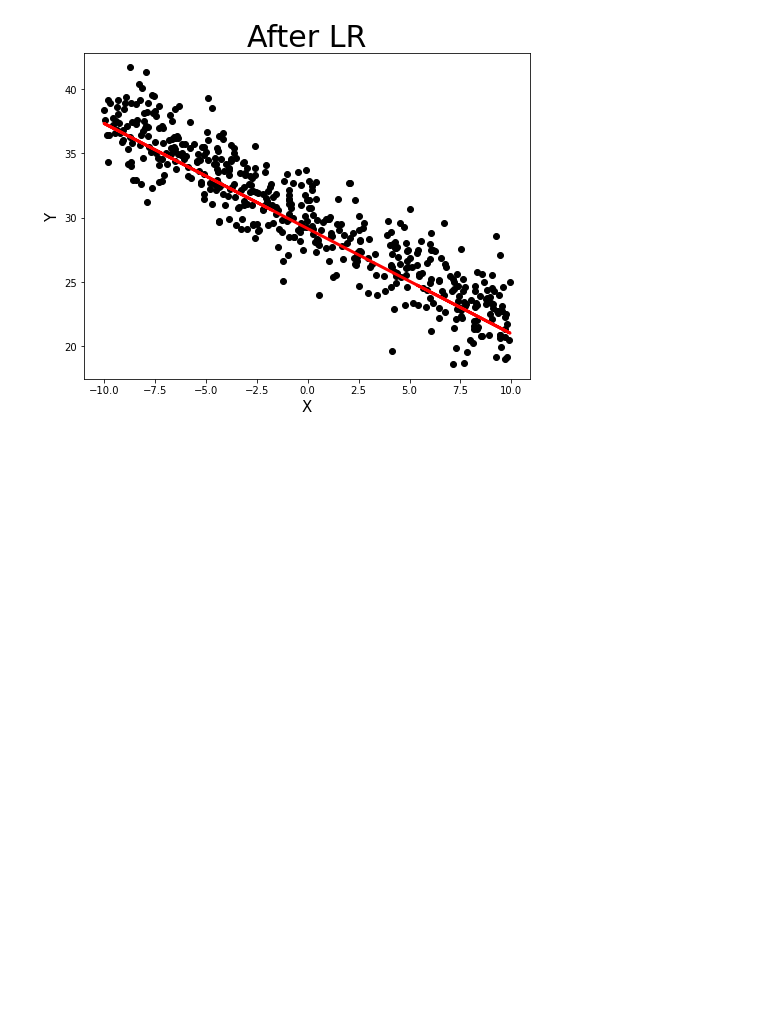
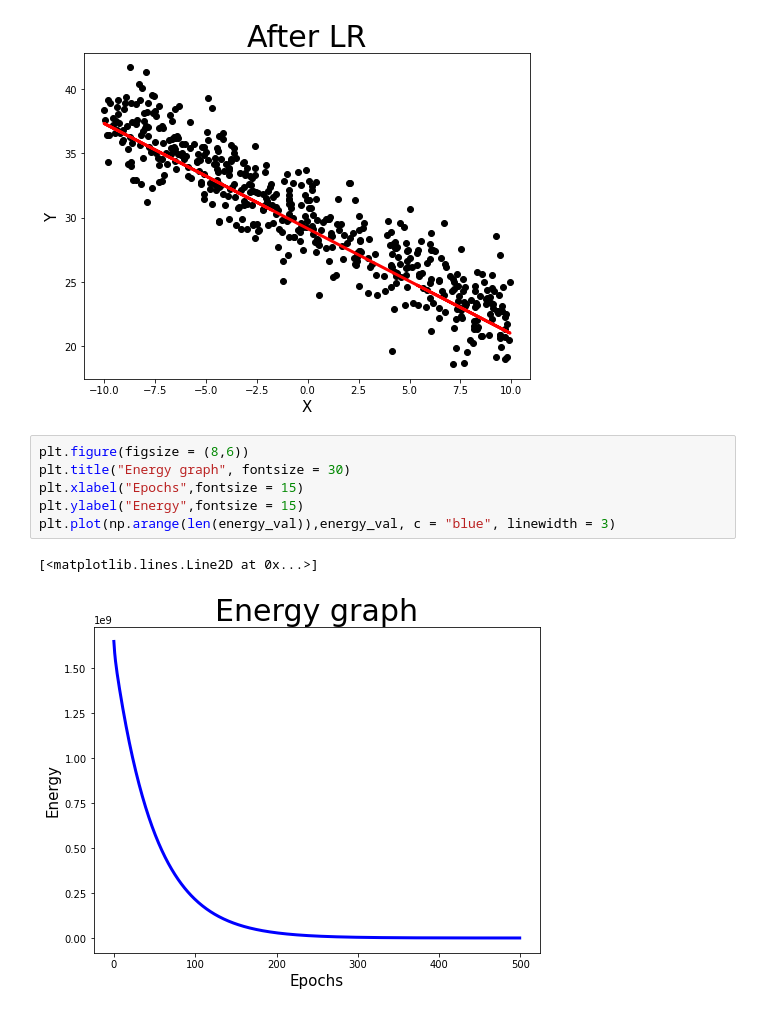
Before and after one commit to thdgmltjd123/MLProject, a Jupyter notebook: 20150711_Assignment01.ipynb, the cells around one changed output. Saved outputs shown, nothing was run; the diff lists cells and outputs as text; blank space fills up the shorter version.

Commit message:
Assignment01_energy_value_graph

```diff
--- a/20150711_Assignment01.ipynb
+++ b/20150711_Assignment01.ipynb
@@ -66,3 +66,12 @@ plt.plot(x,hx,linewidth = 3,c = "red")
 # %% [output]
 [<matplotlib.lines.Line2D at 0x...>]
 [figure]
+# %%
+plt.figure(figsize = (8,6))
+plt.title("Energy graph", fontsize = 30)
+plt.xlabel("Epochs",fontsize = 15)
+plt.ylabel("Energy",fontsize = 15)
+plt.plot(np.arange(len(energy_val)),energy_val, c = "blue", linewidth = 3)
+# %% [output]
+[<matplotlib.lines.Line2D at 0x...>]
+[figure, added]
```
